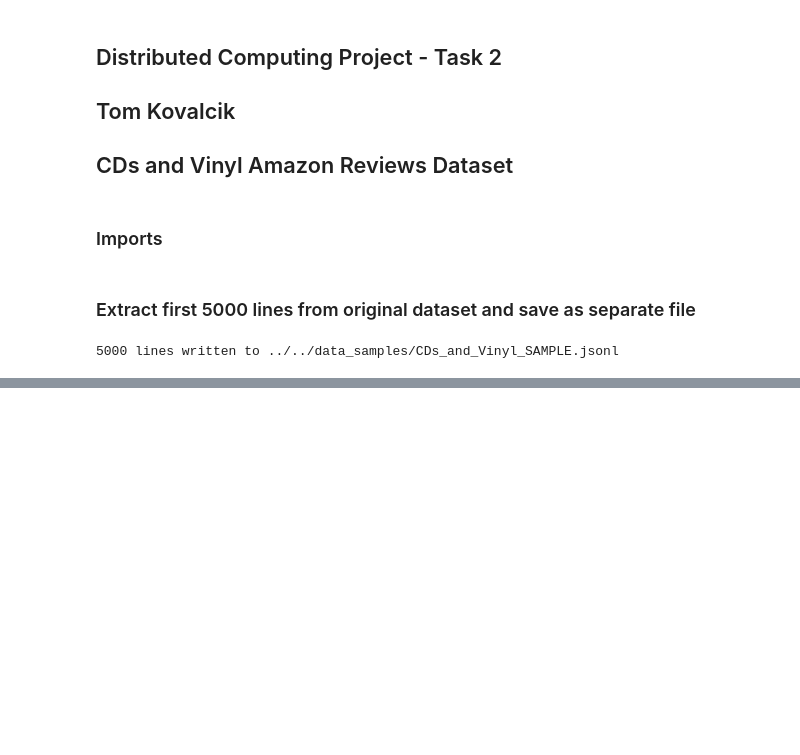
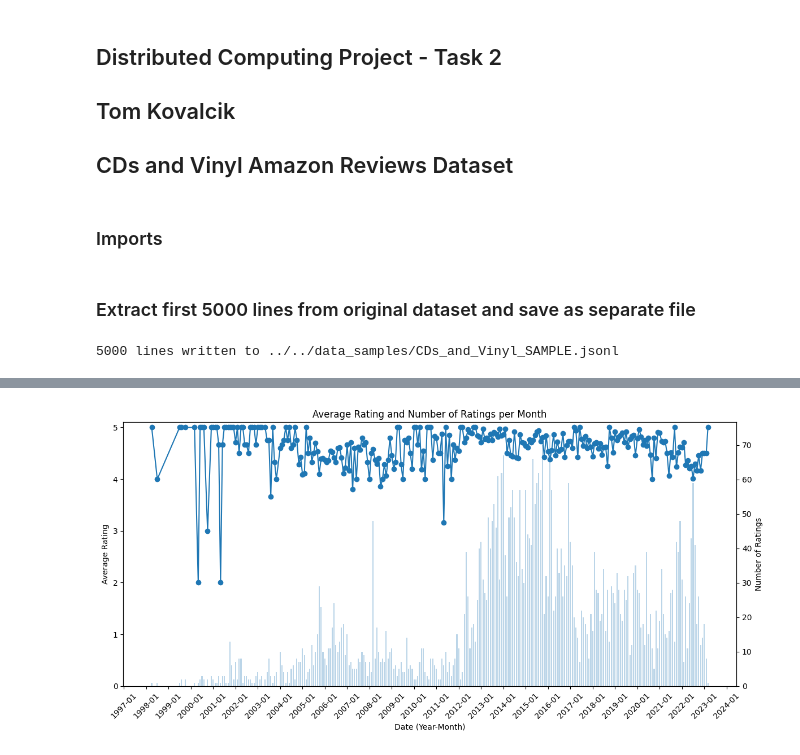
Before and after one commit to jacksoncdawson/distributed_computing_group9, a Jupyter notebook: individual_work/tom_k/dc-project-tk-code.ipynb, the cells around one changed output, grey strips where cells are left out. Cells and saved outputs as stored; diff of their text form; code cells hidden in the pictures; blank space fills up the shorter version.

```diff
--- a/individual_work/tom_k/dc-project-tk-code.ipynb
+++ b/individual_work/tom_k/dc-project-tk-code.ipynb
@@ -52,0 +163,46 @@ print("First record:", records_rdd.first())
+# %%
+import matplotlib.dates as mdates
+from datetime import datetime
+
+# Sort by (year, month) and collect to driver
+results = ym_stats.sortByKey().collect()
+
+# Build lists for plotting
+dates = []
+avg_ratings = []
+counts = []
+
+for (year, month), (avg, cnt) in results:
+    # Use first day of month as the date
+    dates.append(datetime(year, month, 1))
+    avg_ratings.append(avg)
+    counts.append(cnt)
+# %%
+# %matplotlib inline  # Uncomment in Jupyter if needed
+
+fig, ax1 = plt.subplots(figsize=(12, 6))
+
+# Line plot for average rating
+ax1.plot(dates, avg_ratings, marker="o")
+ax1.set_xlabel("Date (Year-Month)")
+ax1.set_ylabel("Average Rating", color="black")
+ax1.tick_params(axis="y", labelcolor="black")
+ax1.set_ylim(0, 5.1)  # ratings are typically 1–5
+
+# Format x-axis as Year-Month
+ax1.xaxis.set_major_locator(mdates.YearLocator())        # major ticks every year
+ax1.xaxis.set_major_formatter(mdates.DateFormatter("%Y-%m"))
+plt.xticks(rotation=45)
+
+# Second axis for counts (bar plot)
+ax2 = ax1.twinx()
+# width is in days (approx), so ~20 days gives a nice monthly bar width
+ax2.bar(dates, counts, alpha=0.3, width=20)
+ax2.set_ylabel("Number of Ratings", color="black")
+ax2.tick_params(axis="y", labelcolor="black")
+
+plt.title("Average Rating and Number of Ratings per Month")
+plt.tight_layout()
+plt.show()
+# %% [output]
+[figure, added]
```
Also changed, not shown: parts of 5 cells of this notebook, 2 other files.
